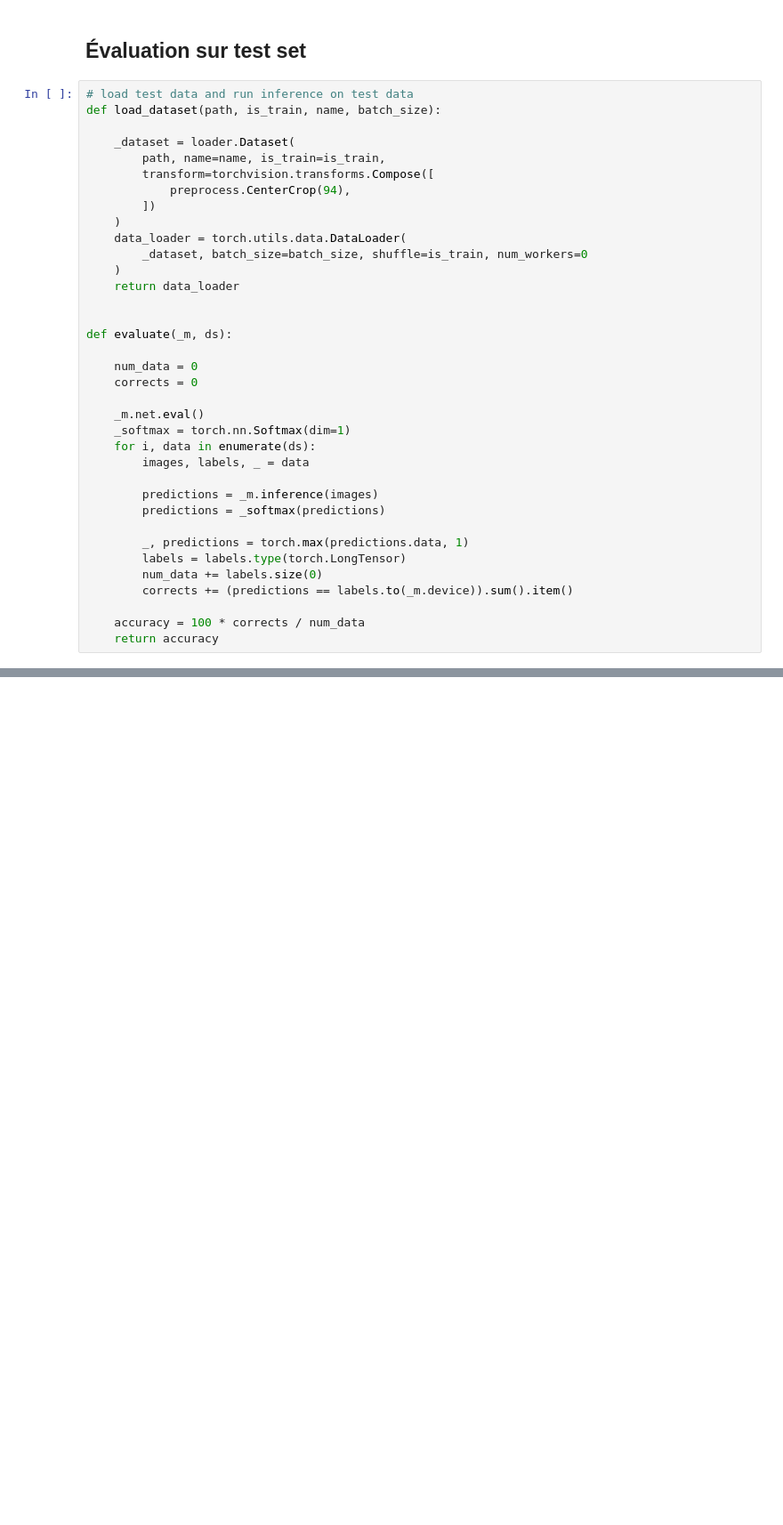
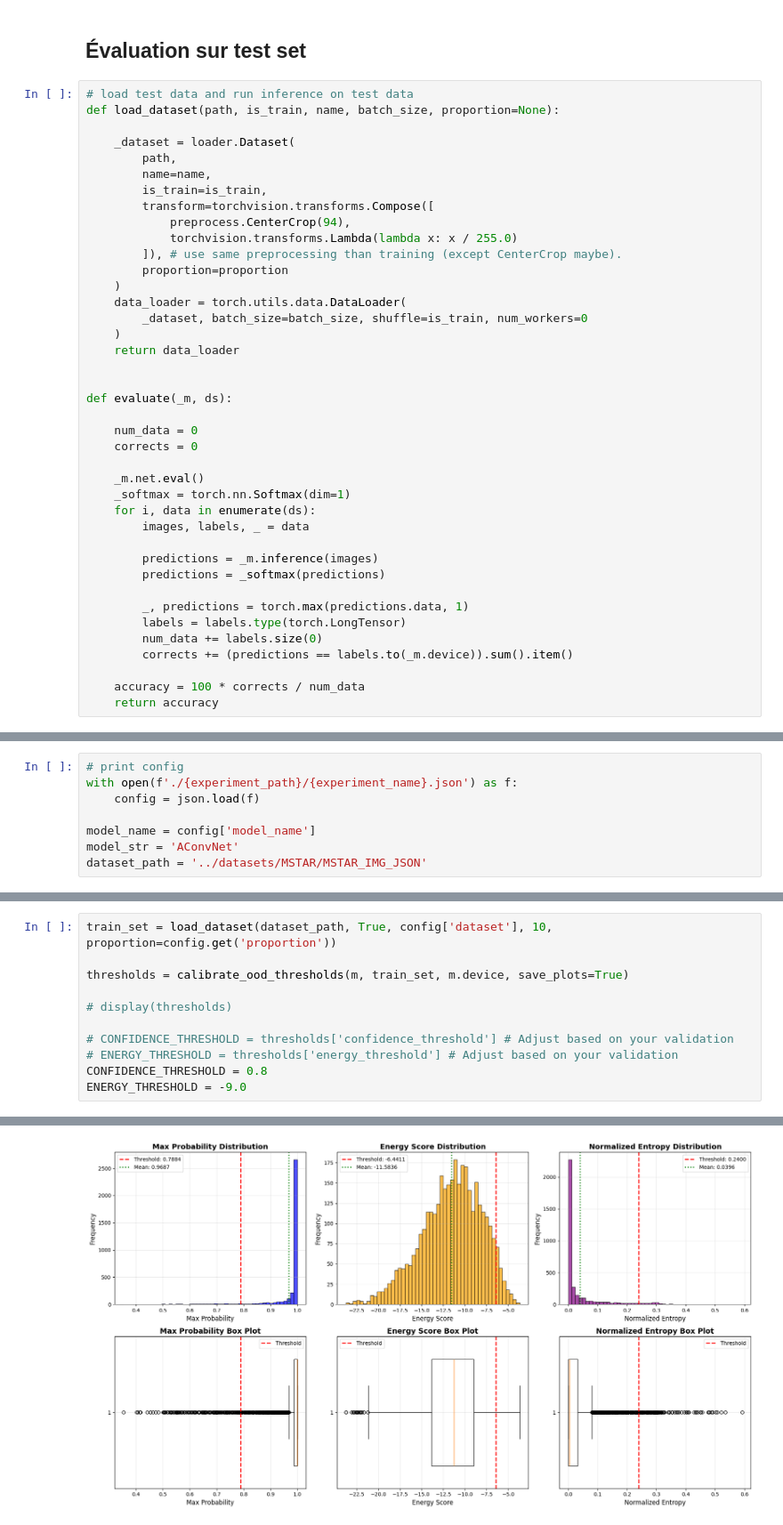
Before and after one commit to Tmqng/ATR-Code, a Jupyter notebook: notebooks/inference_notebook_AConvNet.ipynb, the cells around one changed output, grey strips where cells are left out. Shown at 89% size. Saved outputs shown, nothing was run; the diff lists cells and outputs as text; blank space fills up the shorter version.

```diff
--- a/notebooks/inference_notebook_AConvNet.ipynb
+++ b/notebooks/inference_notebook_AConvNet.ipynb
@@ -169,13 +175,17 @@ RÉSUMÉ DE L'ENTRAÎNEMENT
 ## Évaluation sur test set
 # %%
 # load test data and run inference on test data
-def load_dataset(path, is_train, name, batch_size):
+def load_dataset(path, is_train, name, batch_size, proportion=None):
 
     _dataset = loader.Dataset(
-        path, name=name, is_train=is_train,
+        path,
+        name=name,
+        is_train=is_train,
         transform=torchvision.transforms.Compose([
             preprocess.CenterCrop(94),
-        ])
+            torchvision.transforms.Lambda(lambda x: x / 255.0)
+        ]), # use same preprocessing than training (except CenterCrop maybe).
+        proportion=proportion
     )
     data_loader = torch.utils.data.DataLoader(
         _dataset, batch_size=batch_size, shuffle=is_train, num_workers=0
@@ -205,0 +218,8 @@ def evaluate(_m, ds):
+# %%
+# print config
+with open(f'./{experiment_path}/{experiment_name}.json') as f:
+    config = json.load(f)
+
+model_name = config['model_name']
+model_str = 'AConvNet'
+dataset_path = '../datasets/MSTAR/MSTAR_IMG_JSON'
@@ -339,0 +616,12 @@ weighted avg       0.98      0.98      0.98      2425
+# %%
+train_set = load_dataset(dataset_path, True, config['dataset'], 10, proportion=config.get('proportion'))
+
+thresholds = calibrate_ood_thresholds(m, train_set, m.device, save_plots=True)
+
+# display(thresholds)
+
+# CONFIDENCE_THRESHOLD = thresholds['confidence_threshold'] # Adjust based on your validation
+# ENERGY_THRESHOLD = thresholds['energy_threshold'] # Adjust based on your validation
+CONFIDENCE_THRESHOLD = 0.8
+ENERGY_THRESHOLD = -9.0
+# %% [output]
@@ -339,0 +641 @@ weighted avg       0.98      0.98      0.98      2425
+[figure, added]
```
Also changed, not shown: parts of 16 cells of this notebook, 5 other files.
